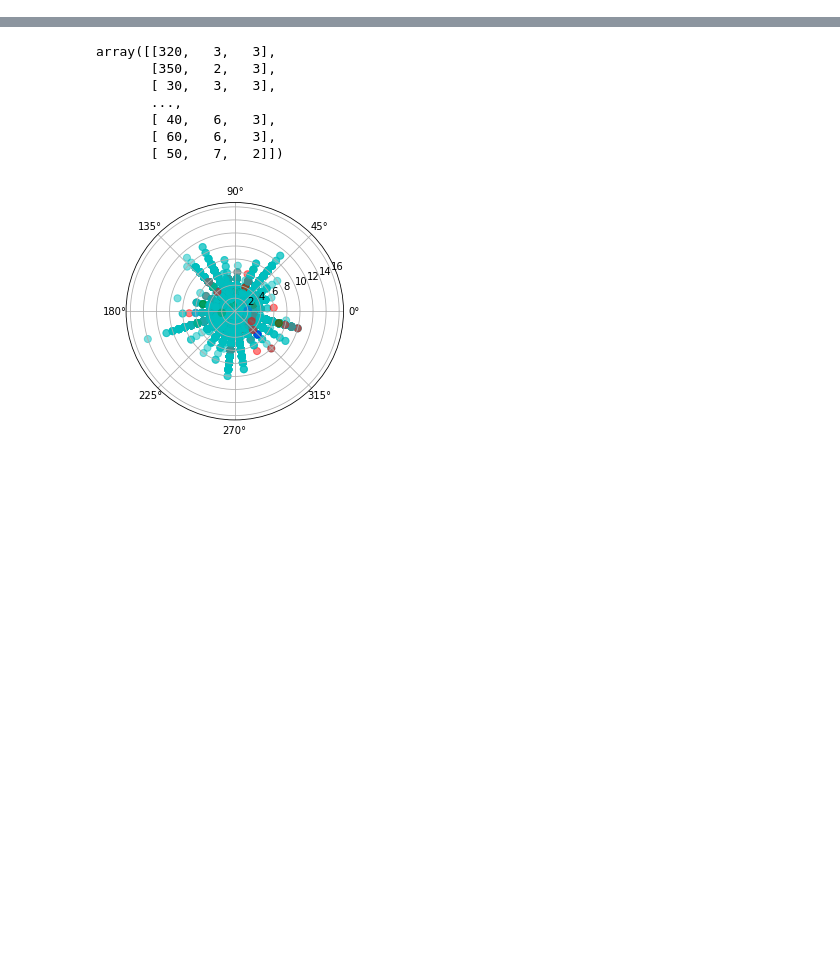
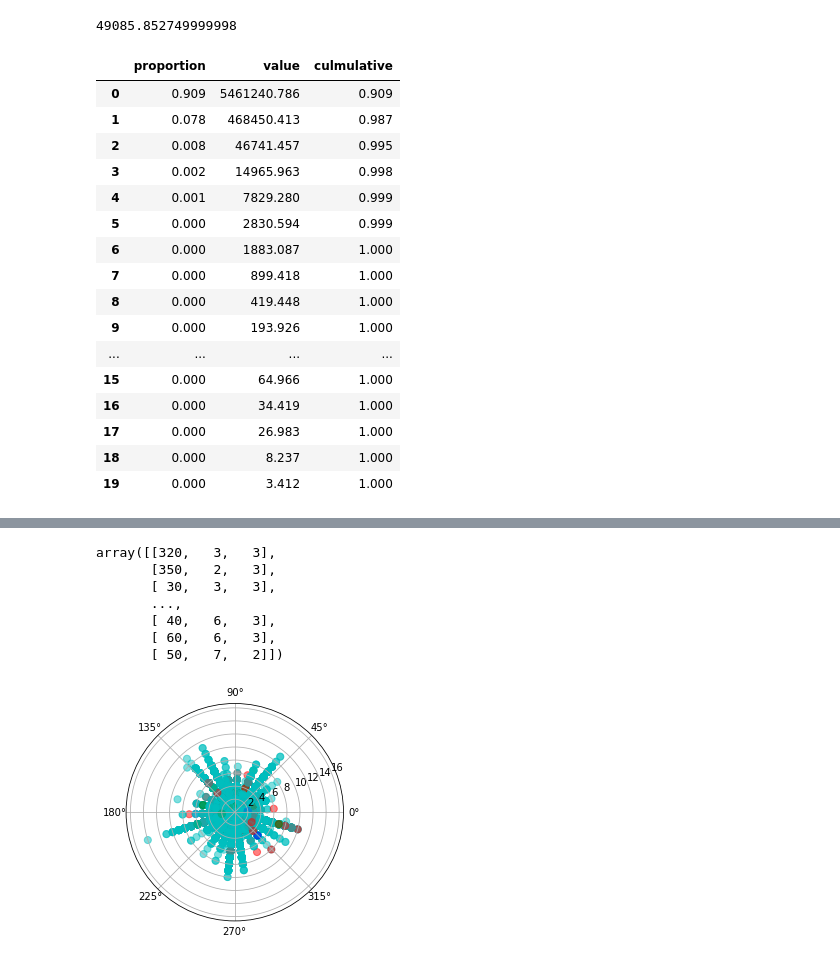
Before and after one commit to guiguiguiguigui/ml_air_quality, a Jupyter notebook: PCA_color.ipynb, the cells around one changed output, grey strips where cells are left out. Cells and saved outputs as stored; diff of their text form; code cells hidden in the pictures; blank space fills up the shorter version.

```diff
--- a/PCA_color.ipynb
+++ b/PCA_color.ipynb
@@ -40,0 +53,4 @@ reduced_data_k = pca.fit_transform(X)
+# %%
+df_merged['d0'].max()
+# %% [output]
+49085.852749999998
@@ -40,0 +61,21 @@ reduced_data_k = pca.fit_transform(X)
+# %%
+pd.set_option('display.float_format', lambda x: '%.3f' % x)
+explained_pca
+# %% [output]
+|  | proportion | value | culmulative |
+| 0 | 0.909 | 5461240.786 | 0.909 |
+| 1 | 0.078 | 468450.413 | 0.987 |
+| 2 | 0.008 | 46741.457 | 0.995 |
+| 3 | 0.002 | 14965.963 | 0.998 |
+| 4 | 0.001 | 7829.280 | 0.999 |
+| 5 | 0.000 | 2830.594 | 0.999 |
+| 6 | 0.000 | 1883.087 | 1.000 |
+| 7 | 0.000 | 899.418 | 1.000 |
+| 8 | 0.000 | 419.448 | 1.000 |
+| 9 | 0.000 | 193.926 | 1.000 |
+| ... | ... | ... | ... |
+| 15 | 0.000 | 64.966 | 1.000 |
+| 16 | 0.000 | 34.419 | 1.000 |
+| 17 | 0.000 | 26.983 | 1.000 |
+| 18 | 0.000 | 8.237 | 1.000 |
+| 19 | 0.000 | 3.412 | 1.000 |
```
Also changed, not shown: parts of 11 cells of this notebook.
